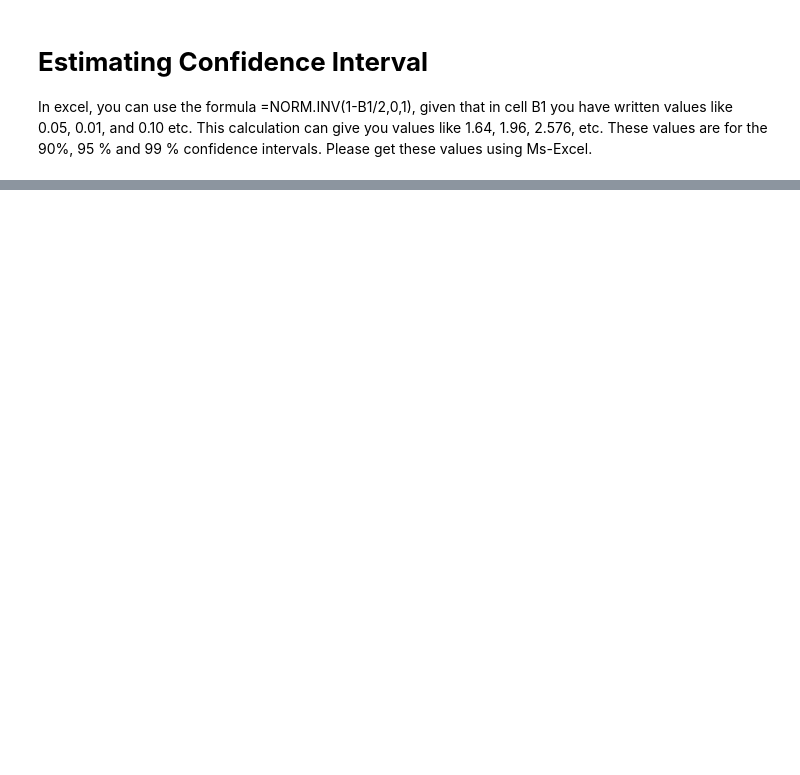
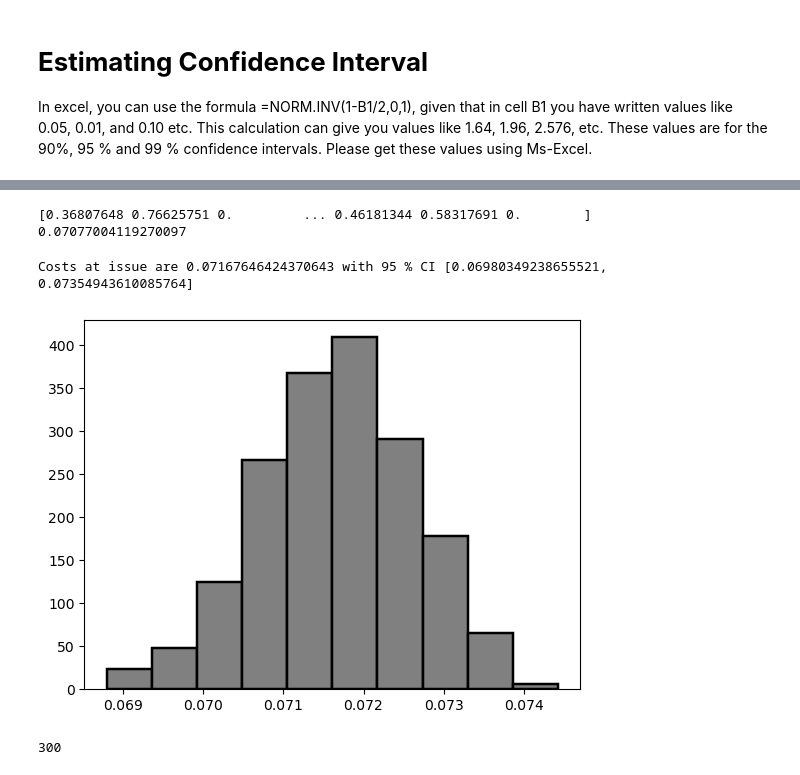
Before and after one commit to Batiwiri/Insurance-Modelling-Example-1.6, a Jupyter notebook: practice_1.ipynb, the cells around one changed output, grey strips where cells are left out. Cells and saved outputs as stored; diff of their text form; code cells hidden in the pictures; blank space fills up the shorter version.

```diff
--- a/practice_1.ipynb
+++ b/practice_1.ipynb
@@ -78,0 +112,16 @@ probability is 0.6739945137809972 with 95 % CI [np.float64(0.6728410165441137),
+# %%
+e=3/100
+m=0.5/100
+Nt2=10
+Xi=(1-e)*(1-m)**(Nt2-1)
+rt=5/100
+sigma2=25/100
+P=1
+d1, d2= Ds(Xi, rt, sigma2, Nt2)
+print(Xi)
+print(d1, d2)
+print(tpx(t, A, B, c, x))
+Price=P*tpx(t, A, B, c, x)*(np.exp(-rt*Nt2)*PhiEst(-d2)-Xi*PhiEst(-d1))
+print(Price)
+
+print(f"Hence, the price is {np.round(Price*100, 1)} % of n.s.p")
@@ -78,0 +144,39 @@ probability is 0.6739945137809972 with 95 % CI [np.float64(0.6728410165441137),
+# %%
+St=1
+nt=0
+N01=np.random.randn(N)
+#print(np.mean(N01), np.std(N01))
+SN=St*np.exp((rt-sigma2**2/2)*(Nt2-nt)+sigma2*np.sqrt(Nt2-nt)*N01)
+hn=np.maximum(1/Xi-SN,0)
+print(hn)
+Pricemont=P*Xi*tpx(t, A, B, c, x)*np.mean( np.exp(-rt*Nt2)*hn)
+print(Pricemont)
+# %% [output]
+[0.36807648 0.76625751 0.         ... 0.46181344 0.58317691 0.        ]
+0.07077004119270097
+# %%
+Niter2=300
+iter2=0
+Vec2=np.zeros(Niter2)
+while iter2<Niter2:
+    N01=np.random.randn(N)
+    SN=St*np.exp((rt-sigma2**2/2)*(Nt2-nt)+sigma2*np.sqrt(Nt2-nt)*N01)
+    hn=np.maximum(1/Xi-SN,0)
+    Pricemont=P*Xi*tpx(t, A, B, c, x)*np.mean( np.exp(-rt*Nt2)*hn)
+    Vec2[iter2]=Pricemont
+    iter2 +=1
+# %%
+plt.hist(Vec2, facecolor="grey", edgecolor="black", density=True,linewidth=1.79)
+cest=np.mean(Vec2)
+sigma3=np.std(Vec2)
+CI2=[cest-Zs95*sigma3, cest+Zs95*sigma3]
+print(f"Costs at issue are {cest} with 95 % CI {CI2}")
+# %% [output]
+Costs at issue are 0.07167646424370643 with 95 % CI [0.06980349238655521, 0.07354943610085764]
+[figure, added]
+# %%
+Q=55/100
+Vec3=Q*Vec2
+print(len(Vec3))
+# %% [output]
+300
```
Also changed, not shown: parts of 6 cells of this notebook.
